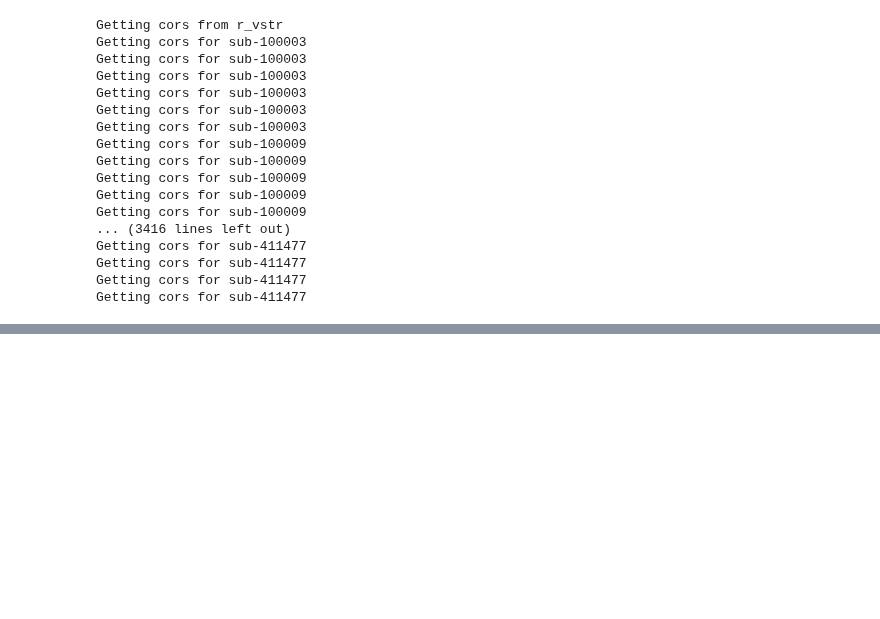
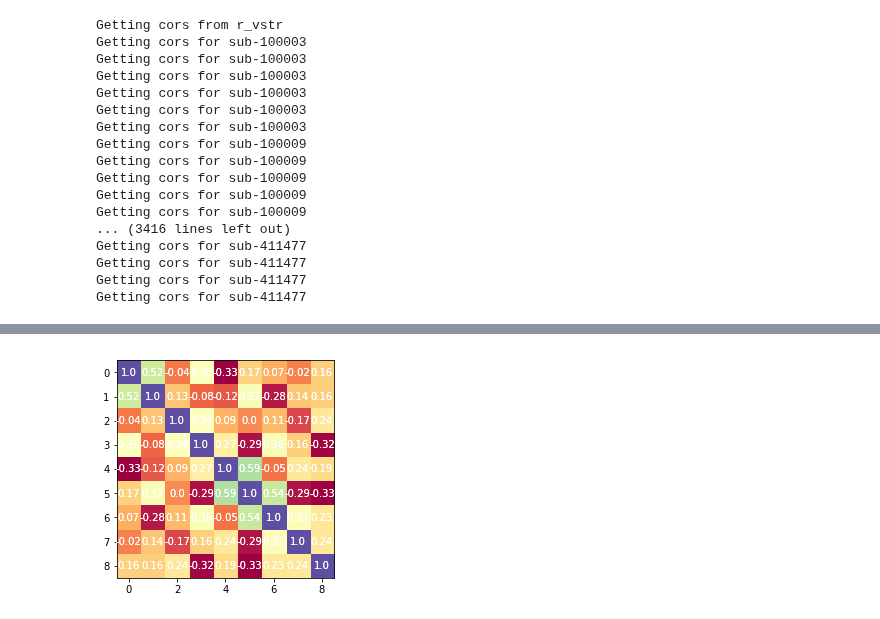
Before and after one commit to zenkavi/DevStudy_FmriNbs, a Jupyter notebook: notebooks/connectivity_sandbox.ipynb, the cells around one changed output, grey strips where cells are left out. Cells and saved outputs as stored; diff of their text form; code cells hidden in the pictures; blank space fills up the shorter version.

```diff
--- a/notebooks/connectivity_sandbox.ipynb
+++ b/notebooks/connectivity_sandbox.ipynb
@@ -280,0 +390,13 @@ all_cors.to_csv('/oak/stanford/groups/russpold/data/ds000054/0.0.4/derivatives/f
+# %%
+from nilearn.connectome import ConnectivityMeasure
+connectivity_measure = ConnectivityMeasure(kind='partial correlation')
+partial_correlation_matrix = connectivity_measure.fit_transform([time_series])[0]
+# %%
+# Plotting the partical correlation matrix
+fig, ax = plt.subplots()
+plt.imshow(partial_correlation_matrix, cmap='Spectral')
+for (j,i),label in np.ndenumerate(partial_correlation_matrix):
+    ax.text(i, j, round(label, 2), ha='center', va='center', color='w')
+    ax.text(i, j, round(label, 2), ha='center', va='center', color='w')
+# %% [output]
+[figure, added]
```
Also changed, not shown: parts of 11 cells of this notebook, 11 other files.
